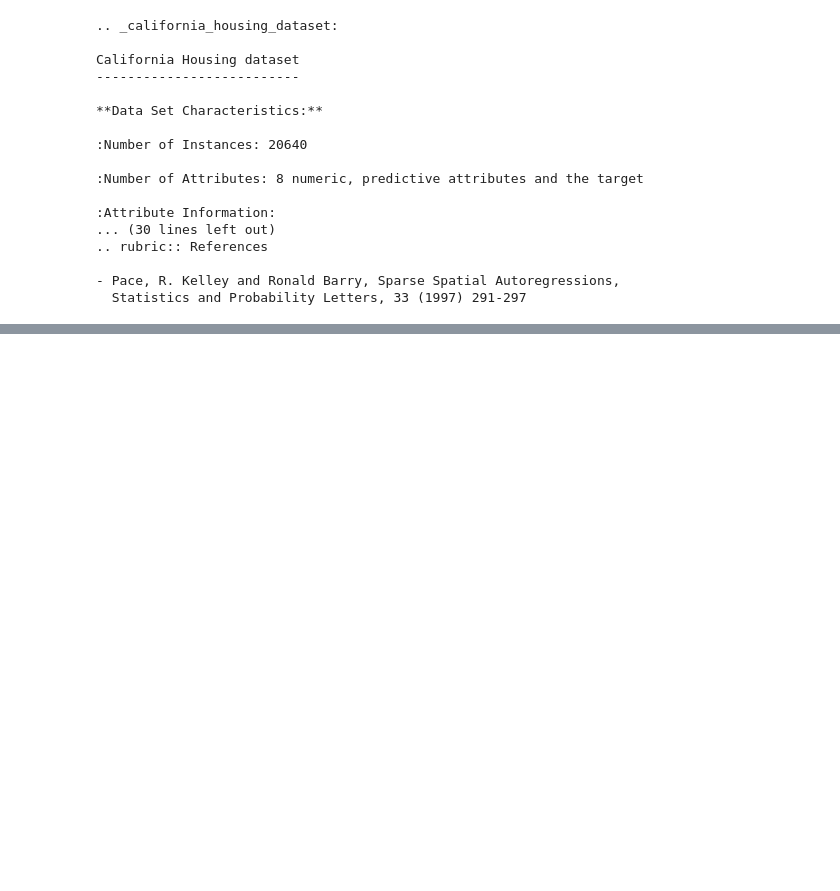
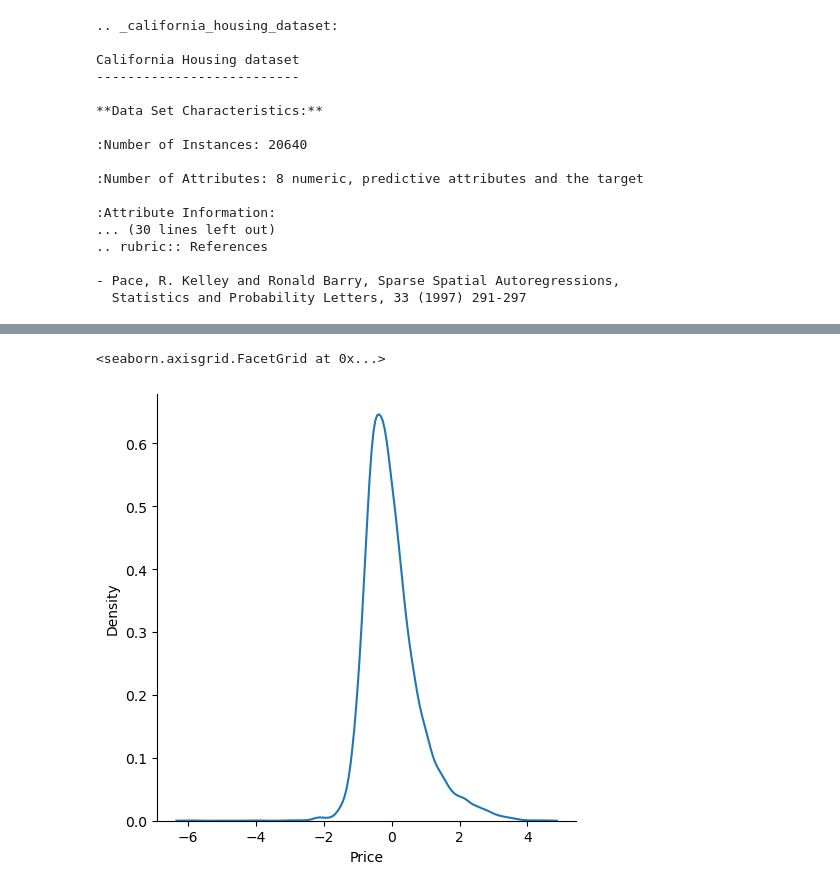
Before and after one commit to rohangho/LineraRegression, a Jupyter notebook: HouseProce.ipynb, the cells around one changed output, grey strips where cells are left out. Saved outputs shown, nothing was run; the diff lists cells and outputs as text; code cells hidden in the pictures; blank space fills up the shorter version.

Commit message:
Added until the error calculation

```diff
--- a/HouseProce.ipynb
+++ b/HouseProce.ipynb
@@ -57,0 +226,6 @@ California Housing dataset
+# %%
+xtest_norm = scaler.transform(xtest)
+# %%
+from sklearn.linear_model import LinearRegression
+regression = LinearRegression()
+regression.fit(xtrain_norm,ytrain)
@@ -57,0 +242,2 @@ California Housing dataset
+# %%
+prediction = regression.predict(xtest_norm)
@@ -57,0 +246,2 @@ California Housing dataset
+# %%
+error = ytest - prediction
@@ -57,0 +263,5 @@ California Housing dataset
+# %%
+sns.displot(error,kind="kde")
+# %% [output]
+<seaborn.axisgrid.FacetGrid at 0x...>
+[figure, added]
```
Also changed, not shown: parts of 35 cells of this notebook.
